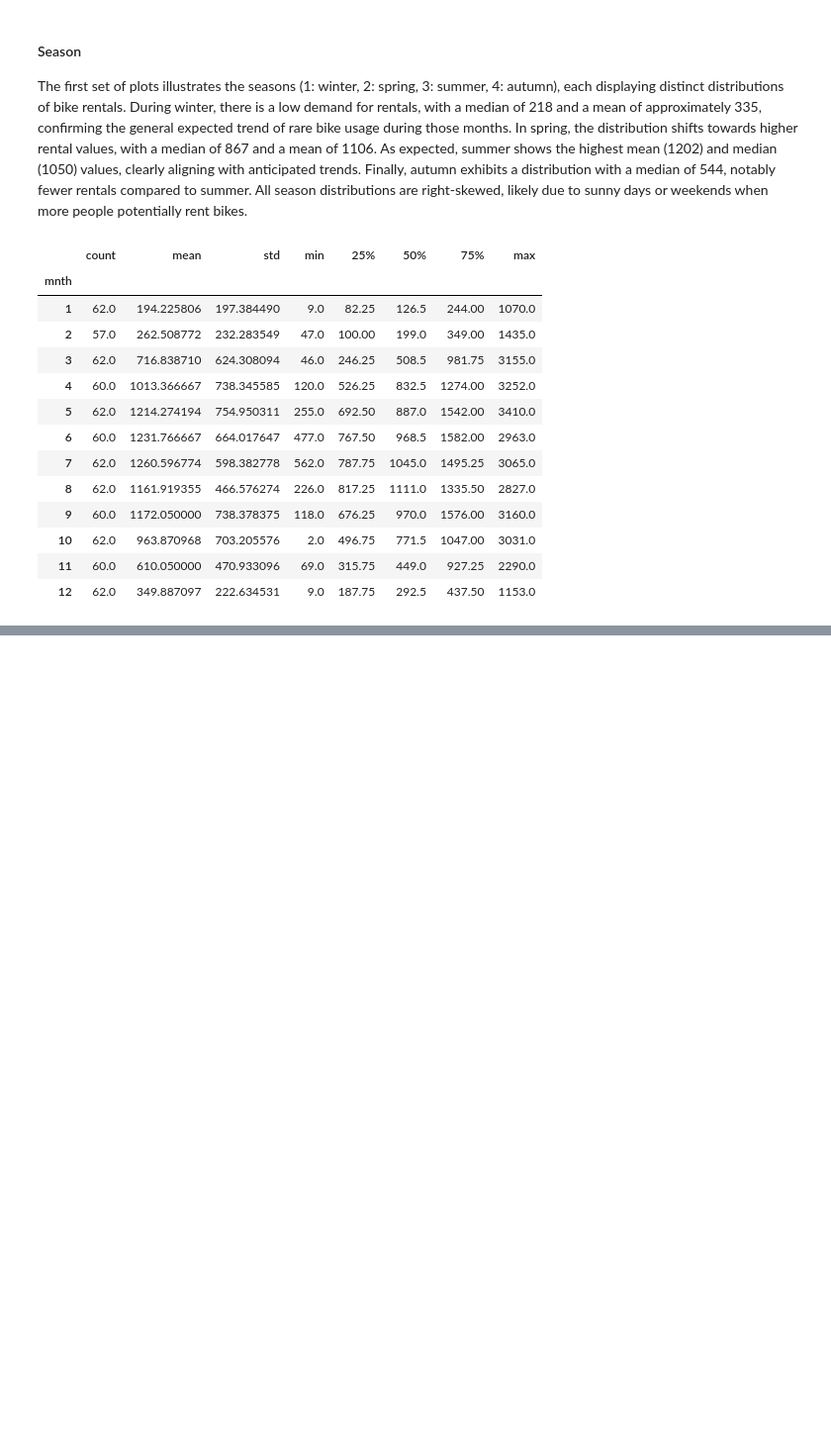
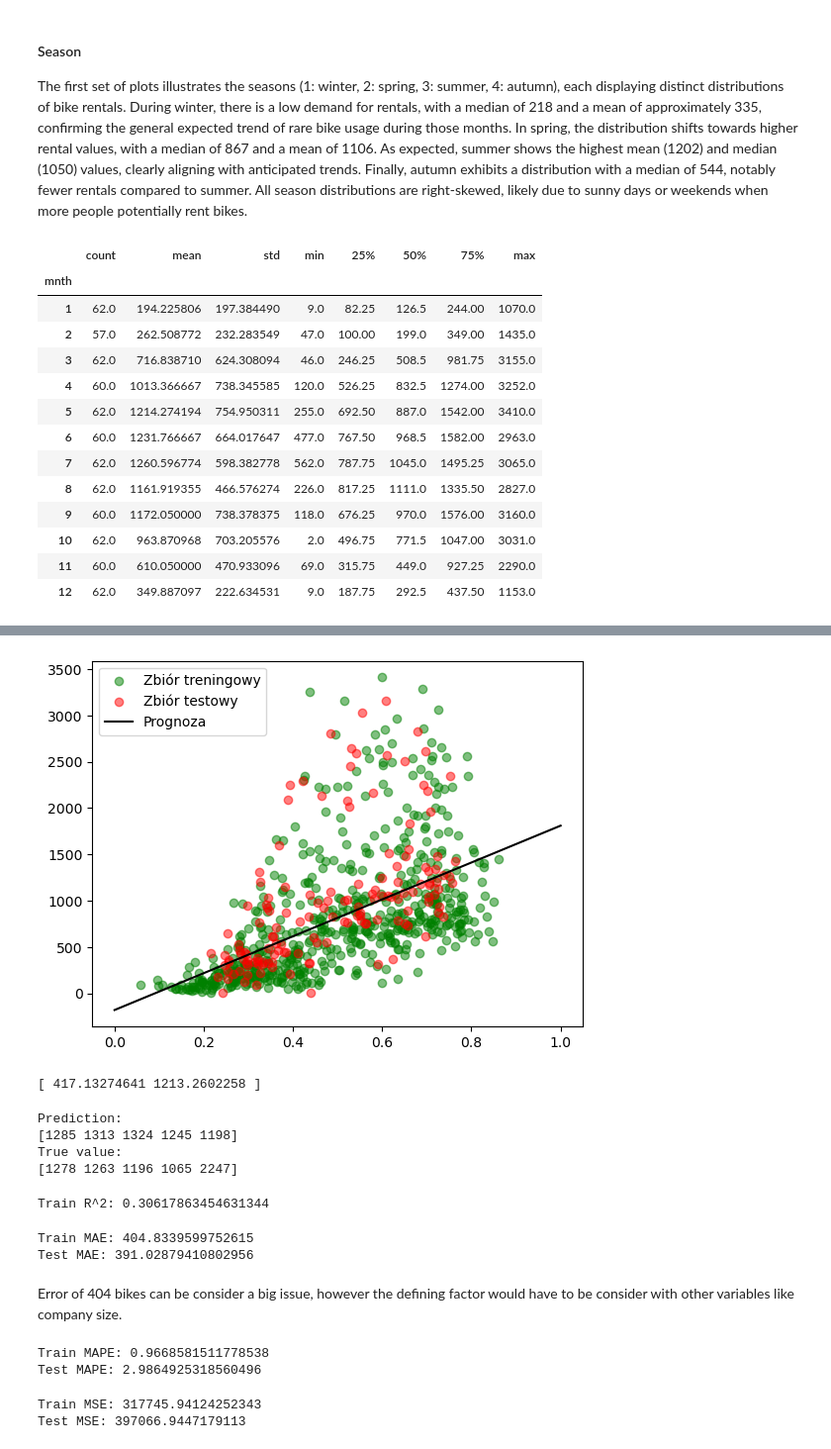
Before and after one commit to ania293/daily_bike_rental, a Jupyter notebook: daily_bike_share_EDA.ipynb, the cells around one changed output, grey strips where cells are left out. Shown at 99% size. Drawn from its saved outputs; the diff is of its cells as text; code cells hidden in the pictures; blank space fills up the shorter version.

```diff
--- a/daily_bike_share_EDA.ipynb
+++ b/daily_bike_share_EDA.ipynb
@@ -257,0 +324,62 @@ The final set of violin plots depicts the weather conditions in categorical feat
+# %%
+import numpy as np
+X_linspace = np.linspace(0, 1, 100)
+y_fitted = lr_model.intercept_ + lr_model.coef_ * X_linspace
+
+# Rysowanie wykresu
+plt.scatter(X_train, y_train, color='green', alpha=0.5, label='Zbiór treningowy')
+plt.scatter(X_test, y_test, color='red', alpha=0.5, label='Zbiór testowy')
+plt.plot(X_linspace, y_fitted, color='black', label='Prognoza')
+plt.legend(loc='upper left')
+
+plt.show()
+# %% [output]
+[figure, added]
+# %%
+X_new = [[0.3],
+         [0.7]]
+predicted_data = lr_model.predict(X_new)
+print(predicted_data)
+# %% [output]
+[ 417.13274641 1213.2602258 ]
+# %%
+y_predict_train = lr_model.predict(X_train)
+y_predict_test = lr_model.predict(X_test)
+
+print('Prediction:')
+print(np.round(y_predict_test[:5]).astype(int))
+print('True value:')
+print(y_test.values[:5])
+# %% [output]
+Prediction:
+[1285 1313 1324 1245 1198]
+True value:
+[1278 1263 1196 1065 2247]
+# %%
+from sklearn.metrics import r2_score
+print(f'Train R^2: {r2_score(y_train, y_predict_train)}')
+# %% [output]
+Train R^2: 0.30617863454631344
+# %%
+from sklearn.metrics import mean_absolute_error
+print(f'Train MAE: {mean_absolute_error(y_train, y_predict_train)}')
+print(f'Test MAE: {mean_absolute_error(y_test, y_predict_test)}')
+# %% [output]
+Train MAE: 404.8339599752615
+Test MAE: 391.02879410802956
+# %% [markdown]
+Error of 404 bikes can be consider a big issue, however the defining factor would have to be consider with other variables like company size.
+# %%
+from sklearn.metrics import mean_absolute_percentage_error
+print(f'Train MAPE: {mean_absolute_percentage_error(y_train, y_predict_train)}')
+print(f'Test MAPE: {mean_absolute_percentage_error(y_test, y_predict_test)}')
+# %% [output]
+Train MAPE: 0.9668581511778538
+Test MAPE: 2.9864925318560496
+# %%
+from sklearn.metrics import mean_squared_error
+print(f'Train MSE: {mean_squared_error(y_train, y_predict_train)}')
+print(f'Test MSE: {mean_squared_error(y_test, y_predict_test)}')
+# %% [output]
+Train MSE: 317745.94124252343
+Test MSE: 397066.9447179113
```
Also changed, not shown: parts of 23 cells of this notebook.
